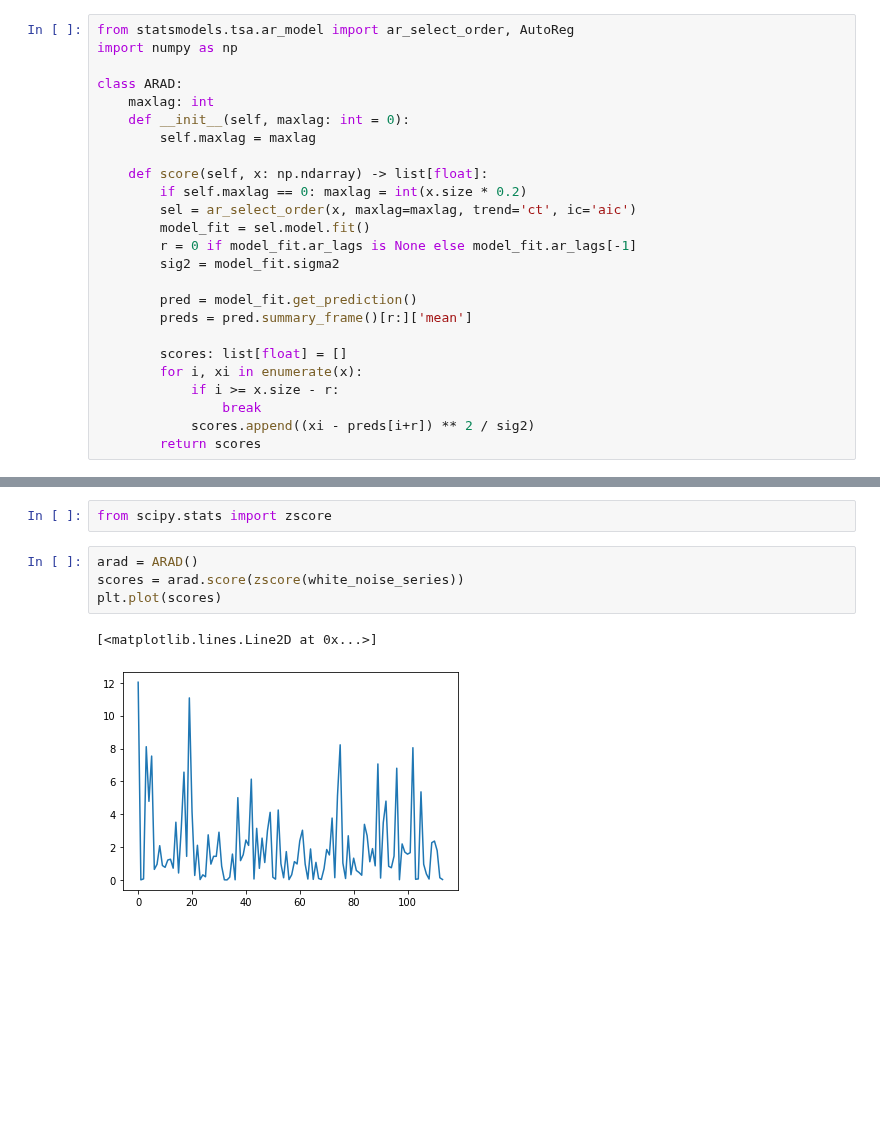
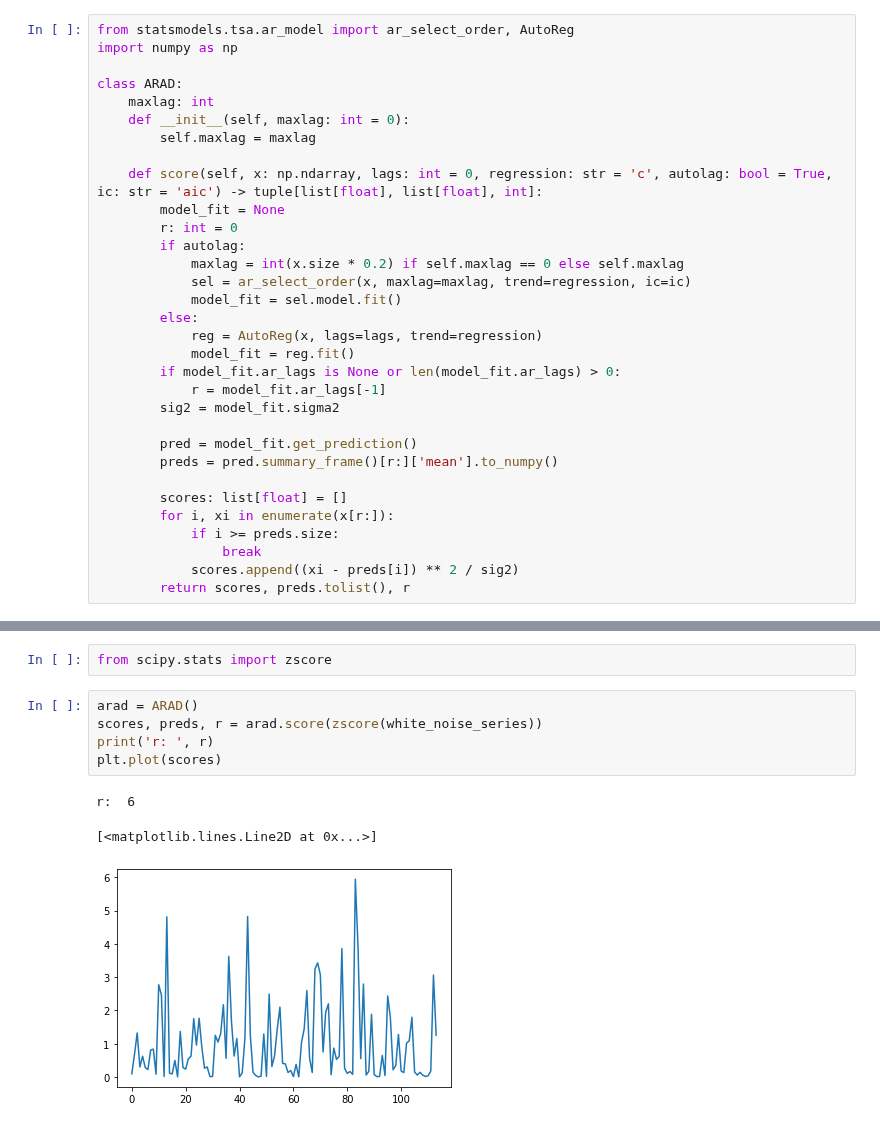
Before and after one commit to ai4sre/meltria-analyzer, a Jupyter notebook: notebooks/ar-based-ad.ipynb, the cells around one changed output, grey strips where cells are left out. Cells and saved outputs as stored; diff of their text form; blank space fills up the shorter version.

```diff
--- a/notebooks/ar-based-ad.ipynb
+++ b/notebooks/ar-based-ad.ipynb
@@ -104,22 +85,29 @@ class ARAD:
     def __init__(self, maxlag: int = 0):
         self.maxlag = maxlag
 
-    def score(self, x: np.ndarray) -> list[float]:
-        if self.maxlag == 0: maxlag = int(x.size * 0.2)
-        sel = ar_select_order(x, maxlag=maxlag, trend='ct', ic='aic')
-        model_fit = sel.model.fit()
-        r = 0 if model_fit.ar_lags is None else model_fit.ar_lags[-1]
+    def score(self, x: np.ndarray, lags: int = 0, regression: str = 'c', autolag: bool = True, ic: str = 'aic') -> tuple[list[float], list[float], int]:
+        model_fit = None
+        r: int = 0
+        if autolag:
+            maxlag = int(x.size * 0.2) if self.maxlag == 0 else self.maxlag
+            sel = ar_select_order(x, maxlag=maxlag, trend=regression, ic=ic)
+            model_fit = sel.model.fit()
+        else:
+            reg = AutoReg(x, lags=lags, trend=regression)
+            model_fit = reg.fit()
+        if model_fit.ar_lags is None or len(model_fit.ar_lags) > 0:
+            r = model_fit.ar_lags[-1]
         sig2 = model_fit.sigma2
 
         pred = model_fit.get_prediction()
-        preds = pred.summary_frame()[r:]['mean']
+        preds = pred.summary_frame()[r:]['mean'].to_numpy()
 
         scores: list[float] = []
-        for i, xi in enumerate(x):
-            if i >= x.size - r:
+        for i, xi in enumerate(x[r:]):
+            if i >= preds.size:
                 break
-            scores.append((xi - preds[i+r]) ** 2 / sig2)
-        return scores
+            scores.append((xi - preds[i]) ** 2 / sig2)
+        return scores, preds.tolist(), r
 # %%
 # White-noise
 filepath = '/datasets/argowf-chaos-hg68n/2021-12-09-argowf-chaos-hg68n-user_pod-cpu-hog_2.json'
@@ -133,10 +121,12 @@ plt.plot(white_noise_series)
 from scipy.stats import zscore
 # %%
 arad = ARAD()
-scores = arad.score(zscore(white_noise_series))
+scores, preds, r = arad.score(zscore(white_noise_series))
+print('r: ', r)
 plt.plot(scores)
 # %% [output]
-[<matplotlib.lines.Line2D at 0x...>]
+r:  6
+[<matplotlib.lines.Line2D at 0x...>]
-[figure, old version]
+[figure, new version]
 # %%
 arad = ARAD()
```
Also changed, not shown: parts of 6 cells of this notebook.
